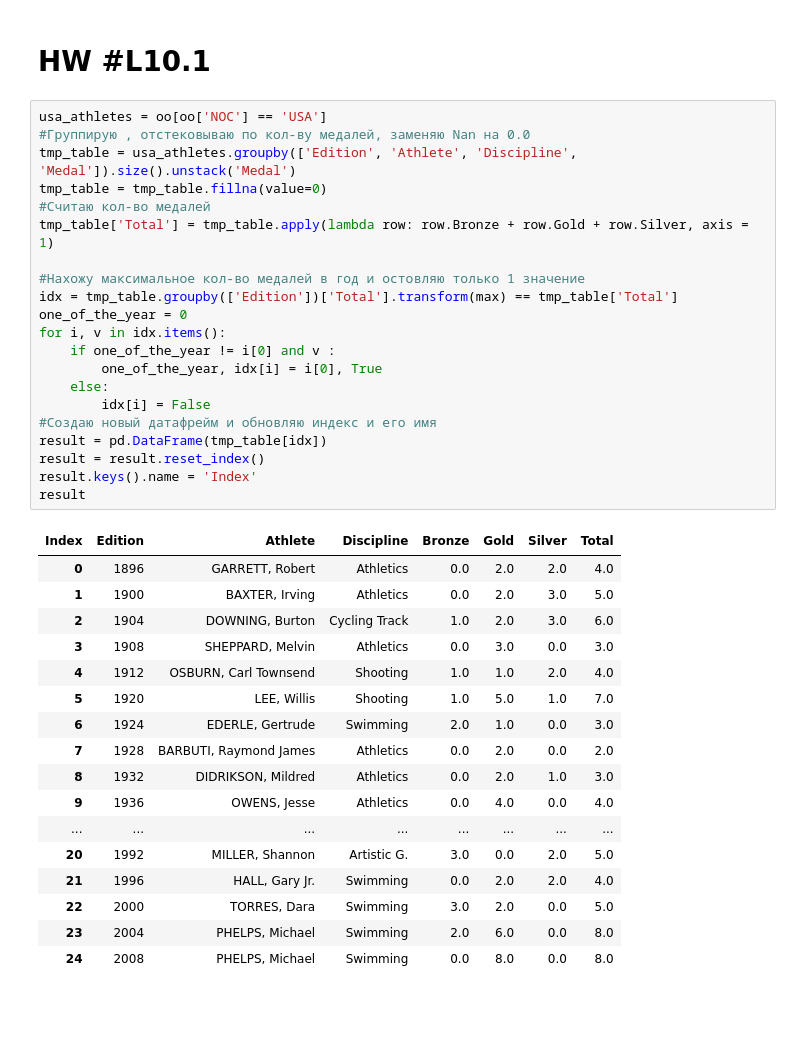
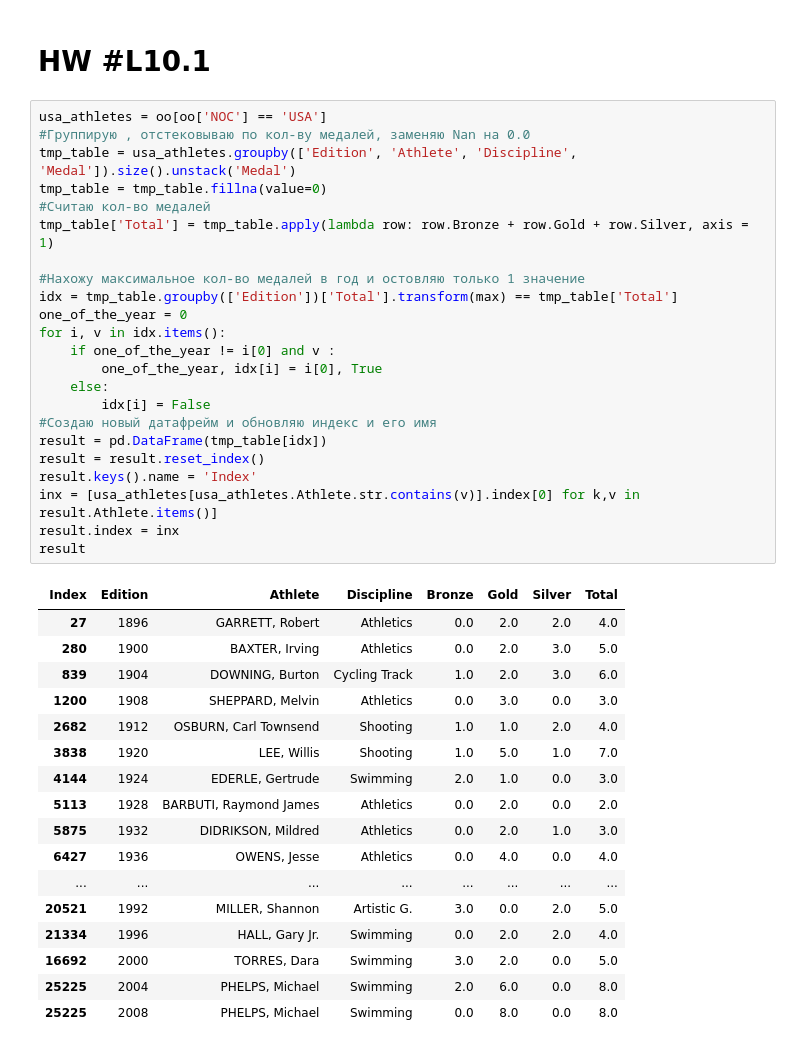
Before and after one commit to klimente/homework, a Jupyter notebook: homework_10/homework10.ipynb, the cells around one changed output. Saved outputs shown, nothing was run; the diff lists cells and outputs as text; blank space fills up the shorter version.

```diff
--- a/homework_10/homework10.ipynb
+++ b/homework_10/homework10.ipynb
@@ -189,39 +189,41 @@ goldenbeasts.groupby(['Athlete']).size().sort_values(ascending=False)[:5].plot(k
 # %%
 usa_athletes = oo[oo['NOC'] == 'USA']
 #Группирую , отстековываю по кол-ву медалей, заменяю Nan на 0.0
 tmp_table = usa_athletes.groupby(['Edition', 'Athlete', 'Discipline', 'Medal']).size().unstack('Medal')
 tmp_table = tmp_table.fillna(value=0)
 #Считаю кол-во медалей
 tmp_table['Total'] = tmp_table.apply(lambda row: row.Bronze + row.Gold + row.Silver, axis = 1)
 
 #Нахожу максимальное кол-во медалей в год и остовляю только 1 значение
 idx = tmp_table.groupby(['Edition'])['Total'].transform(max) == tmp_table['Total']
 one_of_the_year = 0
 for i, v in idx.items():
     if one_of_the_year != i[0] and v :
         one_of_the_year, idx[i] = i[0], True
     else:
         idx[i] = False
 #Создаю новый датафрейм и обновляю индекс и его имя
 result = pd.DataFrame(tmp_table[idx])
 result = result.reset_index()
 result.keys().name = 'Index'
+inx = [usa_athletes[usa_athletes.Athlete.str.contains(v)].index[0] for k,v in result.Athlete.items()]
+result.index = inx
 result
 # %% [output]
 | Index | Edition | Athlete | Discipline | Bronze | Gold | Silver | Total |
-| 0 | 1896 | GARRETT, Robert | Athletics | 0.0 | 2.0 | 2.0 | 4.0 |
-| 1 | 1900 | BAXTER, Irving | Athletics | 0.0 | 2.0 | 3.0 | 5.0 |
-| 2 | 1904 | DOWNING, Burton | Cycling Track | 1.0 | 2.0 | 3.0 | 6.0 |
-| 3 | 1908 | SHEPPARD, Melvin | Athletics | 0.0 | 3.0 | 0.0 | 3.0 |
-| 4 | 1912 | OSBURN, Carl Townsend | Shooting | 1.0 | 1.0 | 2.0 | 4.0 |
-| 5 | 1920 | LEE, Willis | Shooting | 1.0 | 5.0 | 1.0 | 7.0 |
-| 6 | 1924 | EDERLE, Gertrude | Swimming | 2.0 | 1.0 | 0.0 | 3.0 |
-| 7 | 1928 | BARBUTI, Raymond James | Athletics | 0.0 | 2.0 | 0.0 | 2.0 |
-| 8 | 1932 | DIDRIKSON, Mildred | Athletics | 0.0 | 2.0 | 1.0 | 3.0 |
-| 9 | 1936 | OWENS, Jesse | Athletics | 0.0 | 4.0 | 0.0 | 4.0 |
+| 27 | 1896 | GARRETT, Robert | Athletics | 0.0 | 2.0 | 2.0 | 4.0 |
+| 280 | 1900 | BAXTER, Irving | Athletics | 0.0 | 2.0 | 3.0 | 5.0 |
+| 839 | 1904 | DOWNING, Burton | Cycling Track | 1.0 | 2.0 | 3.0 | 6.0 |
+| 1200 | 1908 | SHEPPARD, Melvin | Athletics | 0.0 | 3.0 | 0.0 | 3.0 |
+| 2682 | 1912 | OSBURN, Carl Townsend | Shooting | 1.0 | 1.0 | 2.0 | 4.0 |
+| 3838 | 1920 | LEE, Willis | Shooting | 1.0 | 5.0 | 1.0 | 7.0 |
+| 4144 | 1924 | EDERLE, Gertrude | Swimming | 2.0 | 1.0 | 0.0 | 3.0 |
+| 5113 | 1928 | BARBUTI, Raymond James | Athletics | 0.0 | 2.0 | 0.0 | 2.0 |
+| 5875 | 1932 | DIDRIKSON, Mildred | Athletics | 0.0 | 2.0 | 1.0 | 3.0 |
+| 6427 | 1936 | OWENS, Jesse | Athletics | 0.0 | 4.0 | 0.0 | 4.0 |
 | ... | ... | ... | ... | ... | ... | ... | ... |
-| 20 | 1992 | MILLER, Shannon | Artistic G. | 3.0 | 0.0 | 2.0 | 5.0 |
-| 21 | 1996 | HALL, Gary Jr. | Swimming | 0.0 | 2.0 | 2.0 | 4.0 |
-| 22 | 2000 | TORRES, Dara | Swimming | 3.0 | 2.0 | 0.0 | 5.0 |
-| 23 | 2004 | PHELPS, Michael | Swimming | 2.0 | 6.0 | 0.0 | 8.0 |
-| 24 | 2008 | PHELPS, Michael | Swimming | 0.0 | 8.0 | 0.0 | 8.0 |
+| 20521 | 1992 | MILLER, Shannon | Artistic G. | 3.0 | 0.0 | 2.0 | 5.0 |
+| 21334 | 1996 | HALL, Gary Jr. | Swimming | 0.0 | 2.0 | 2.0 | 4.0 |
+| 16692 | 2000 | TORRES, Dara | Swimming | 3.0 | 2.0 | 0.0 | 5.0 |
+| 25225 | 2004 | PHELPS, Michael | Swimming | 2.0 | 6.0 | 0.0 | 8.0 |
+| 25225 | 2008 | PHELPS, Michael | Swimming | 0.0 | 8.0 | 0.0 | 8.0 |
```
